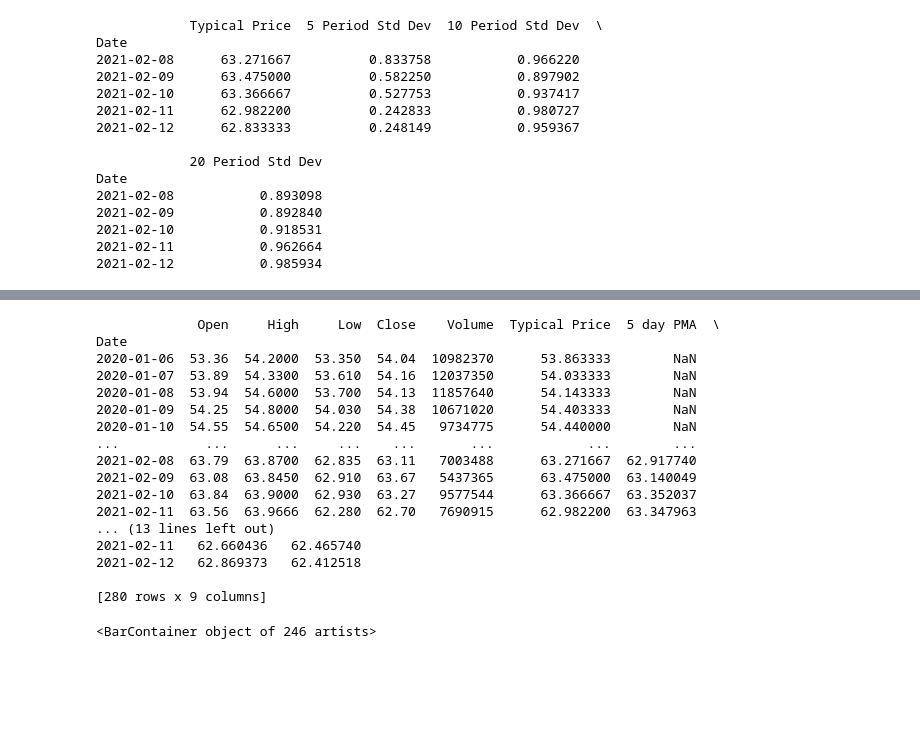
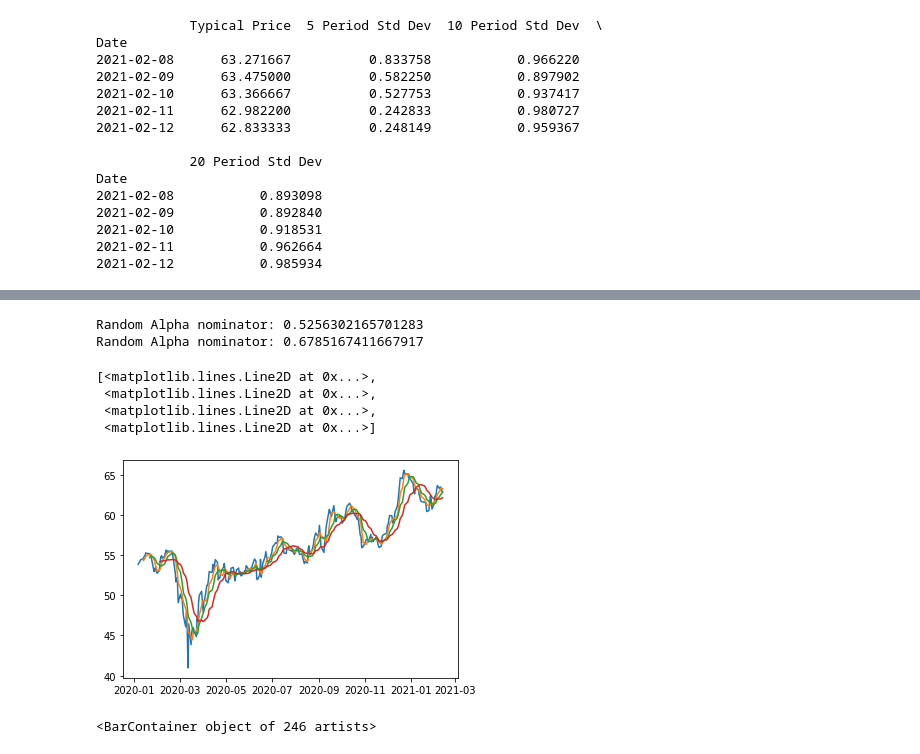
Before and after one commit to 0100101001010000/PyTechnicalIndicators, a Jupyter notebook: Example/test.ipynb, the cells around one changed output, grey strips where cells are left out. Saved outputs shown, nothing was run; the diff lists cells and outputs as text; code cells hidden in the pictures; blank space fills up the shorter version.

```diff
--- a/Example/test.ipynb
+++ b/Example/test.ipynb
@@ -231,50 +181,43 @@ Date
 # %%
 # Personalised Moving Average
 # TODO: explain random alpha nomitaor and denominator
 random_alpha_nominator = random.uniform(0, 2)
+print(f'Random Alpha nominator: {random_alpha_nominator}')
 random_alpha_denominator = random.random()
+print(f'Random Alpha nominator: {random_alpha_denominator}')
 
-personalised_moving_averages_df = pandas.DataFrame(data=data, index=data.index, copy=True)
+personalised_moving_averages_df = pandas.DataFrame(data=data['Typical Price'], index=data.index, copy=True)
 personalised_moving_averages_df['5 day PMA'] = moving_averages.personalised_moving_average(
     personalised_moving_averages_df['Typical Price'],
     5,
     random_alpha_nominator,
     random_alpha_denominator,
     True
 )
 personalised_moving_averages_df['10 day PMA'] = moving_averages.personalised_moving_average(
     personalised_moving_averages_df['Typical Price'],
     10,
     random_alpha_nominator,
     random_alpha_denominator,
     True)
-personalised_moving_averages_df['30 day PMA'] = moving_averages.personalised_moving_average(
+personalised_moving_averages_df['20 day PMA'] = moving_averages.personalised_moving_average(
     personalised_moving_averages_df['Typical Price'],
-    30,
+    20,
     random_alpha_nominator,
     random_alpha_denominator,
     True)
 
-# TODO: graph
-print(personalised_moving_averages_df)
+fig_pma = plt.figure()
+ax_pma = fig_pma.add_subplot()
+ax_pma.plot(personalised_moving_averages_df)
 # %% [output]
-             Open     High     Low  Close    Volume  Typical Price  5 day PMA  \
-Date
-2020-01-06  53.36  54.2000  53.350  54.04  10982370      53.863333        NaN
-2020-01-07  53.89  54.3300  53.610  54.16  12037350      54.033333        NaN
-2020-01-08  53.94  54.6000  53.700  54.13  11857640      54.143333        NaN
-2020-01-09  54.25  54.8000  54.030  54.38  10671020      54.403333        NaN
-2020-01-10  54.55  54.6500  54.220  54.45   9734775      54.440000        NaN
-...           ...      ...     ...    ...       ...            ...        ...
-2021-02-08  63.79  63.8700  62.835  63.11   7003488      63.271667  62.917740
-2021-02-09  63.08  63.8450  62.910  63.67   5437365      63.475000  63.140049
-2021-02-10  63.84  63.9000  62.930  63.27   9577544      63.366667  63.352037
-2021-02-11  63.56  63.9666  62.280  62.70   7690915      62.982200  63.347963
-... (13 lines left out)
-2021-02-11   62.660436   62.465740
-2021-02-12   62.869373   62.412518
-
-[280 rows x 9 columns]
+Random Alpha nominator: 0.5256302165701283
+Random Alpha nominator: 0.6785167411667917
+[<matplotlib.lines.Line2D at 0x...>,
+ <matplotlib.lines.Line2D at 0x...>,
+ <matplotlib.lines.Line2D at 0x...>,
+ <matplotlib.lines.Line2D at 0x...>]
+[figure, added]
 # %%
 # MACD
 macd = moving_averages.moving_average_convergence_divergence(data['Typical Price'])
```
Also changed, not shown: parts of 14 cells of this notebook, 2 other files.
